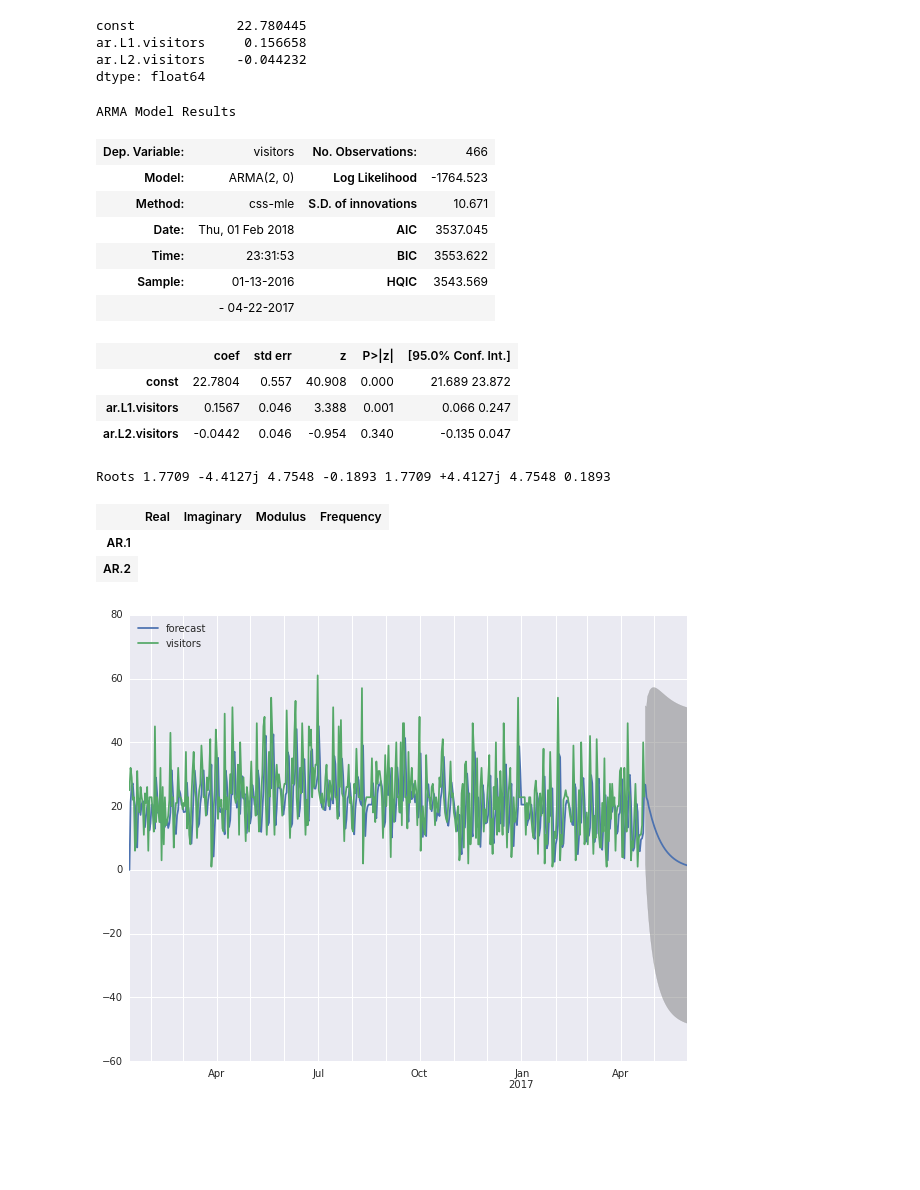
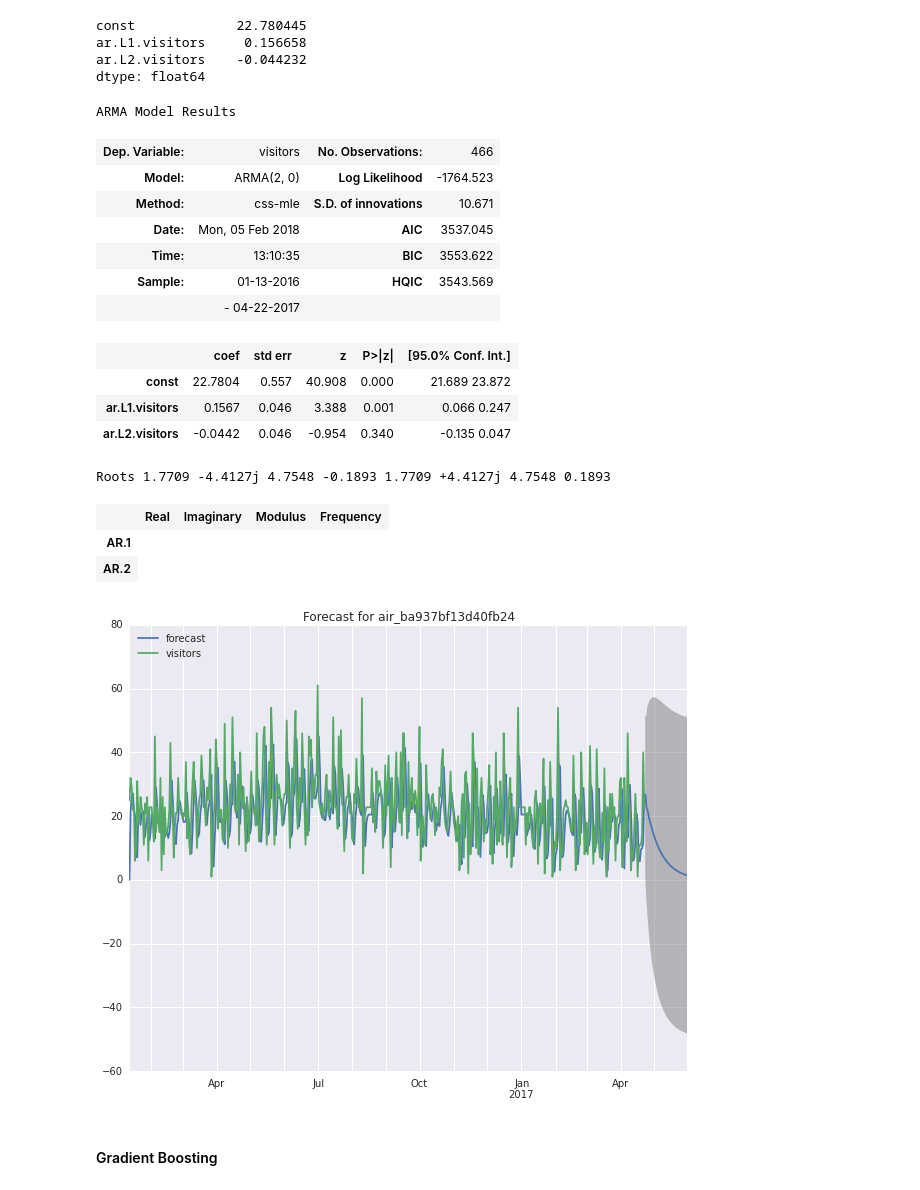
Before and after one commit to KirosG/RestaurantVisitorForecasting, a Jupyter notebook: RestaurantVisitorForecasting.ipynb, the cells around one changed output. Drawn from its saved outputs; the diff is of its cells as text; code cells hidden in the pictures; blank space fills up the shorter version.

```diff
--- a/RestaurantVisitorForecasting.ipynb
+++ b/RestaurantVisitorForecasting.ipynb
@@ -274,13 +276,10 @@ plt.show()
 # %% [output]
 [figure]
 # %%
-air_visit_data = air_visit_data.merge(date_info,
-                                      left_on='visit_date',
-                                      right_on='calendar_date')
+air_visit_data = air_visit_data.merge(date_info,left_on='visit_date', right_on='calendar_date')
 day = air_visit_data.groupby('day_of_week')['visitors'].median()
 day = pd.DataFrame(day)
-week = ['Sunday', 'Monday', 'Tuesday', 'Wednesday',
-        'Thursday', 'Friday', 'Saturday']
+week = ['Sunday', 'Monday', 'Tuesday', 'Wednesday', 'Thursday', 'Friday', 'Saturday']
 day = day.reindex([week])
 day.index.rename('Day of Week', inplace=True)
 # %%
@@ -663,8 +648,8 @@ ARMA Model Results
 | Dep. Variable: | visitors | No. Observations: | 466 |
 | Model: | ARMA(2, 0) | Log Likelihood | -1764.523 |
 | Method: | css-mle | S.D. of innovations | 10.671 |
-| Date: | Thu, 01 Feb 2018 | AIC | 3537.045 |
-| Time: | 23:31:53 | BIC | 3553.622 |
+| Date: | Mon, 05 Feb 2018 | AIC | 3537.045 |
+| Time: | 13:10:35 | BIC | 3553.622 |
 | Sample: | 01-13-2016 | HQIC | 3543.569 |
 |  | - 04-22-2017 |  |  |
 |  | coef | std err | z | P>|z| | [95.0% Conf. Int.] |
@@ -676,11 +661,12 @@ Roots 1.7709 -4.4127j 4.7548 -0.1893 1.7709 +4.4127j 4.7548 0.1893
 | AR.1 |
 | AR.2 |
 # %%
-# Forecast for dates 2017-04-23 to 2017-05-31
+# Forecast with ARMA(2,0) for dates 2017-04-23 to 2017-05-31
 arma_mod = ARMA(data, order=(2,0))
 arma_res = arma_mod.fit(trend='nc', disp=-1)
 fig, ax = plt.subplots(figsize=(10, 8))
 fig = arma_res.plot_predict(start='2016-01-13', end='2017-05-31', ax=ax)
+plt.title('Forecast for air_ba937bf13d40fb24')
 legend = ax.legend(loc='upper left')
 # %% [output]
-[figure, old version]
+[figure, new version]
@@ -746,3 +733,5 @@ for air_id in air_id_list:
     #print 'Submission shape: {}'.format(df_submission.shape)
 
     #print ''
+# %% [markdown]
+####  Gradient Boosting
```
Also changed, not shown: parts of 37 cells of this notebook, 1 other file.
